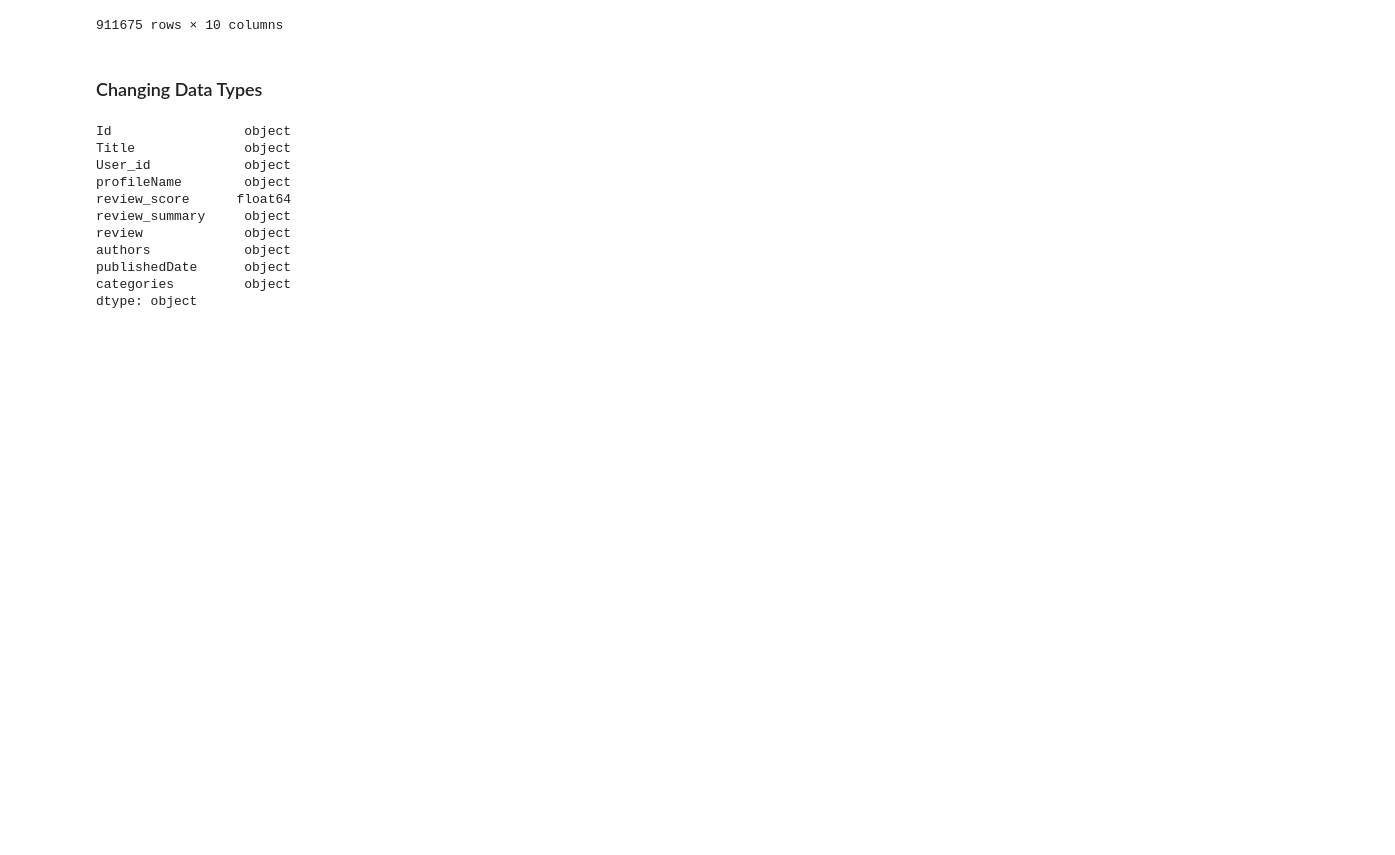
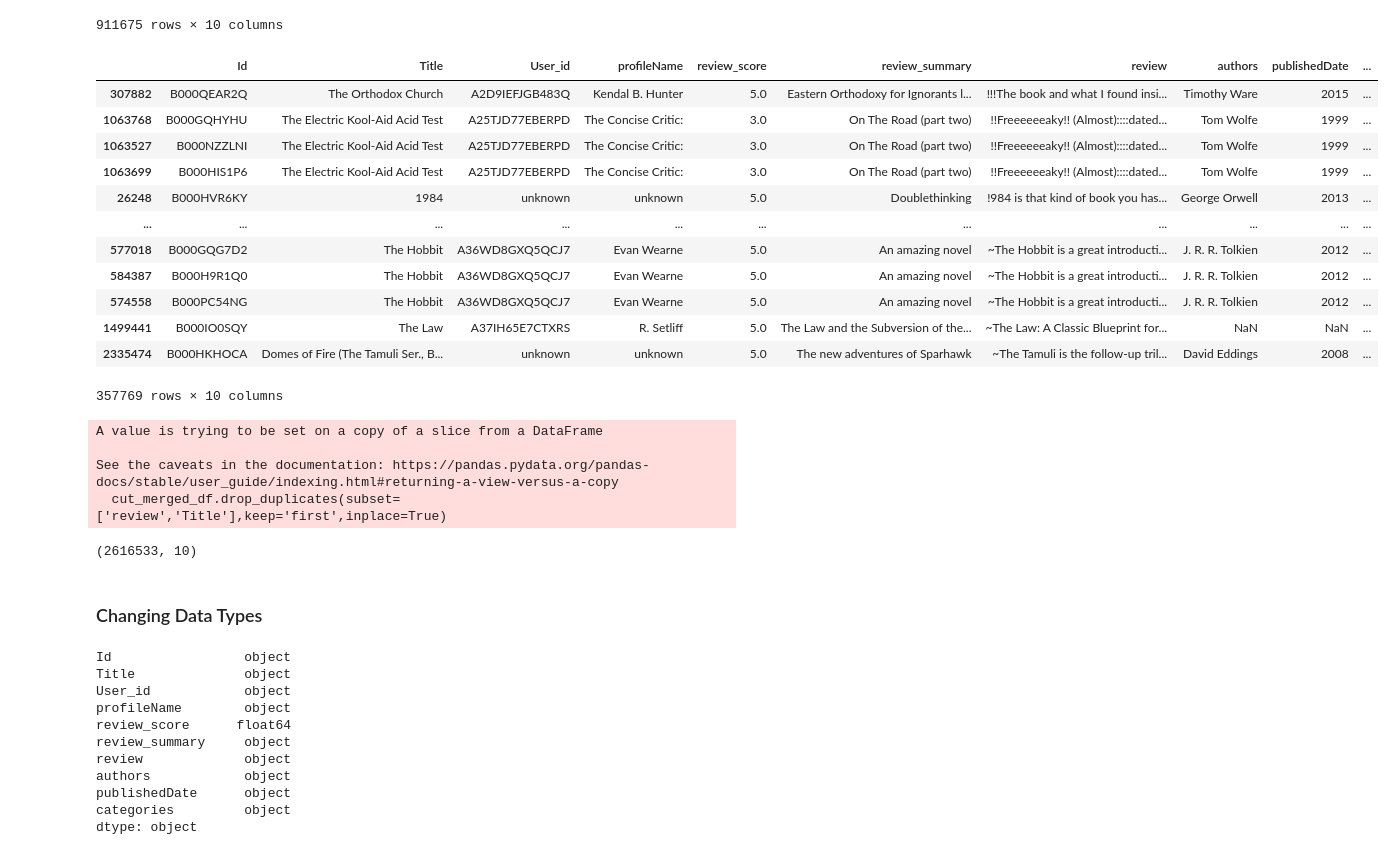
Before and after one commit to sruiz1896/book_rating_predictor, a Jupyter notebook: Notebooks/EDA.ipynb, the cells around one changed output. Drawn from its saved outputs; the diff is of its cells as text; code cells hidden in the pictures; blank space fills up the shorter version.

```diff
--- a/Notebooks/EDA.ipynb
+++ b/Notebooks/EDA.ipynb
@@ -614,6 +614,34 @@ cut_merged_df.loc[cut_merged_df.duplicated(subset=['review']), :].sort_values("r
 | 2279229 | 1857151747 | Heart of Darkness (Everyman Class... | A36WD8GXQ5QCJ7 | Evan Wearne | 4.0 | An amazing novel | ~This was the first novel I read ... | Joseph Conrad | 1993 | ... |
 | 1430519 | B00005X539 | We die alone | A1PN3R8DXRQ1C3 | Gary Malone | 3.0 | A fascinatng [sic] story | ~~~~~~~~ IN FAVOUR: ~~~~~~~~~~~~~... | David Howarth | 2016 | ... |
 911675 rows × 10 columns
+# %%
+cut_merged_df.loc[cut_merged_df.duplicated(subset=['Title','review']), :].sort_values("review")
+# %% [output]
+|  | Id | Title | User_id | profileName | review_score | review_summary | review | authors | publishedDate | ... |
+| 307882 | B000QEAR2Q | The Orthodox Church | A2D9IEFJGB483Q | Kendal B. Hunter | 5.0 | Eastern Orthodoxy for Ignorants l... | !!!The book and what I found insi... | Timothy Ware | 2015 | ... |
+| 1063768 | B000GQHYHU | The Electric Kool-Aid Acid Test | A25TJD77EBERPD | The Concise Critic: | 3.0 | On The Road (part two) | !!Freeeeeeaky!! (Almost)::::dated... | Tom Wolfe | 1999 | ... |
+| 1063527 | B000NZZLNI | The Electric Kool-Aid Acid Test | A25TJD77EBERPD | The Concise Critic: | 3.0 | On The Road (part two) | !!Freeeeeeaky!! (Almost)::::dated... | Tom Wolfe | 1999 | ... |
+| 1063699 | B000HIS1P6 | The Electric Kool-Aid Acid Test | A25TJD77EBERPD | The Concise Critic: | 3.0 | On The Road (part two) | !!Freeeeeeaky!! (Almost)::::dated... | Tom Wolfe | 1999 | ... |
+| 26248 | B000HVR6KY | 1984 | unknown | unknown | 5.0 | Doublethinking | !984 is that kind of book you has... | George Orwell | 2013 | ... |
+| ... | ... | ... | ... | ... | ... | ... | ... | ... | ... | ... |
+| 577018 | B000GQG7D2 | The Hobbit | A36WD8GXQ5QCJ7 | Evan Wearne | 5.0 | An amazing novel | ~The Hobbit is a great introducti... | J. R. R. Tolkien | 2012 | ... |
+| 584387 | B000H9R1Q0 | The Hobbit | A36WD8GXQ5QCJ7 | Evan Wearne | 5.0 | An amazing novel | ~The Hobbit is a great introducti... | J. R. R. Tolkien | 2012 | ... |
+| 574558 | B000PC54NG | The Hobbit | A36WD8GXQ5QCJ7 | Evan Wearne | 5.0 | An amazing novel | ~The Hobbit is a great introducti... | J. R. R. Tolkien | 2012 | ... |
+| 1499441 | B000IO0SQY | The Law | A37IH65E7CTXRS | R. Setliff | 5.0 | The Law and the Subversion of the... | ~The Law: A Classic Blueprint for... | NaN | NaN | ... |
+| 2335474 | B000HKHOCA | Domes of Fire (The Tamuli Ser., B... | unknown | unknown | 5.0 | The new adventures of Sparhawk | ~The Tamuli is the follow-up tril... | David Eddings | 2008 | ... |
+357769 rows × 10 columns
+# %%
+#DROP only duplicate reviews for the same book
+cut_merged_df.drop_duplicates(subset=['review','Title'],keep='first',inplace=True)
+# %% [output]
+A value is trying to be set on a copy of a slice from a DataFrame
+
+See the caveats in the documentation: https://pandas.pydata.org/pandas-docs/stable/user_guide/indexing.html#returning-a-view-versus-a-copy
+  cut_merged_df.drop_duplicates(subset=['review','Title'],keep='first',inplace=True)
+# %%
+cut_merged_df.shape
+# %% [output]
+(2616533, 10)
 # %% [markdown]
 ### Changing Data Types
 # %%
```
Also changed, not shown: parts of 10 cells of this notebook.
